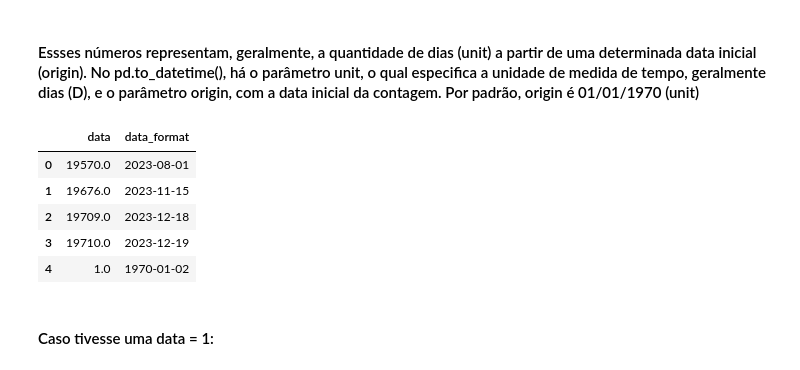
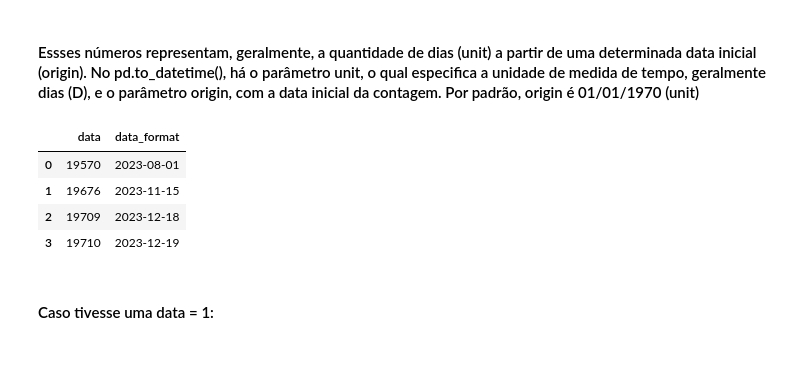
Before and after one commit to brunoserp/Theory, a Jupyter notebook: Data Pandas.ipynb, the cells around one changed output. Cells and saved outputs as stored; diff of their text form; code cells hidden in the pictures.

```diff
--- a/Data Pandas.ipynb
+++ b/Data Pandas.ipynb
@@ -203,15 +184,14 @@ df_d
 # %% [markdown]
 <h4>Essses números representam, geralmente, a quantidade de dias (unit) a partir de uma determinada data inicial (origin). No pd.to_datetime(), há o parâmetro unit, o qual especifica a unidade de medida de tempo, geralmente dias (D), e o parâmetro origin, com a data inicial da contagem. Por padrão, origin é 01/01/1970 (unit)</h4>
 # %%
-df_d['data_format'] = pd.to_datetime(df_d['data'],unit='D',origin='unix')
-df_d
+df_c['data_format'] = pd.to_datetime(df_c['data'],unit='D',origin='unix')
+df_c
 # %% [output]
 |  | data | data_format |
-| 0 | 19570.0 | 2023-08-01 |
-| 1 | 19676.0 | 2023-11-15 |
-| 2 | 19709.0 | 2023-12-18 |
-| 3 | 19710.0 | 2023-12-19 |
-| 4 | 1.0 | 1970-01-02 |
+| 0 | 19570 | 2023-08-01 |
+| 1 | 19676 | 2023-11-15 |
+| 2 | 19709 | 2023-12-18 |
+| 3 | 19710 | 2023-12-19 |
 # %% [markdown]
 <h4>Caso tivesse uma data = 1:</h4>
 # %%
```
Also changed, not shown: parts of 13 cells of this notebook.
